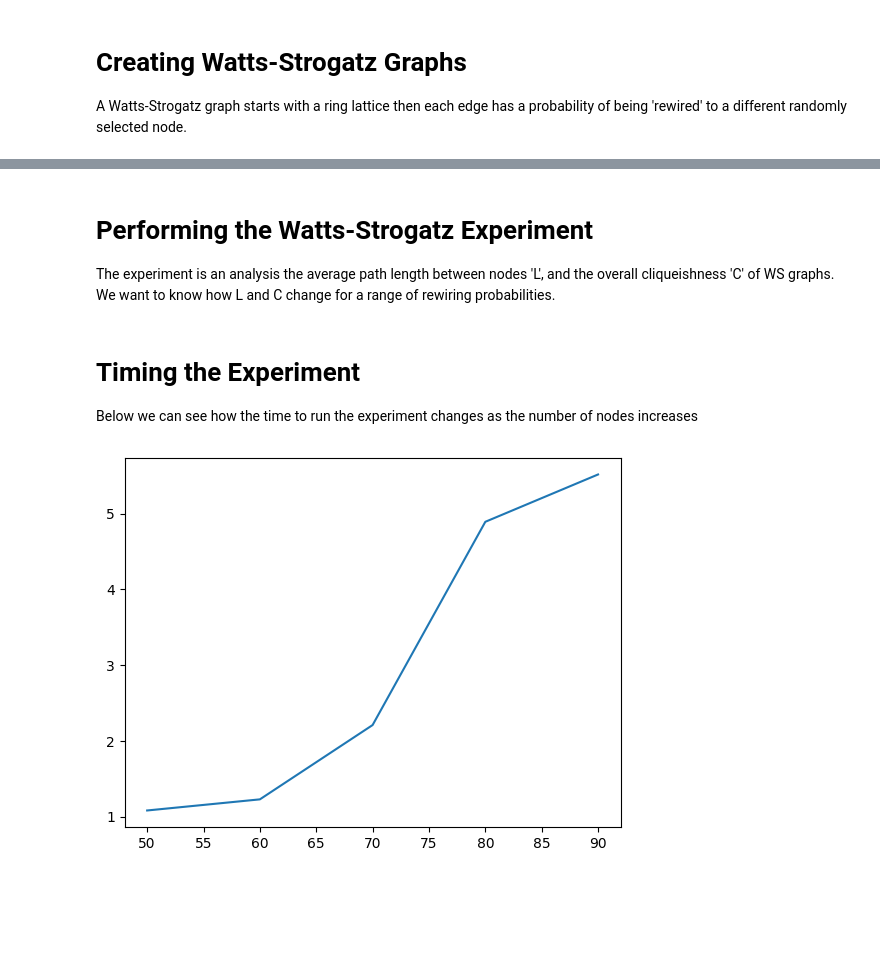
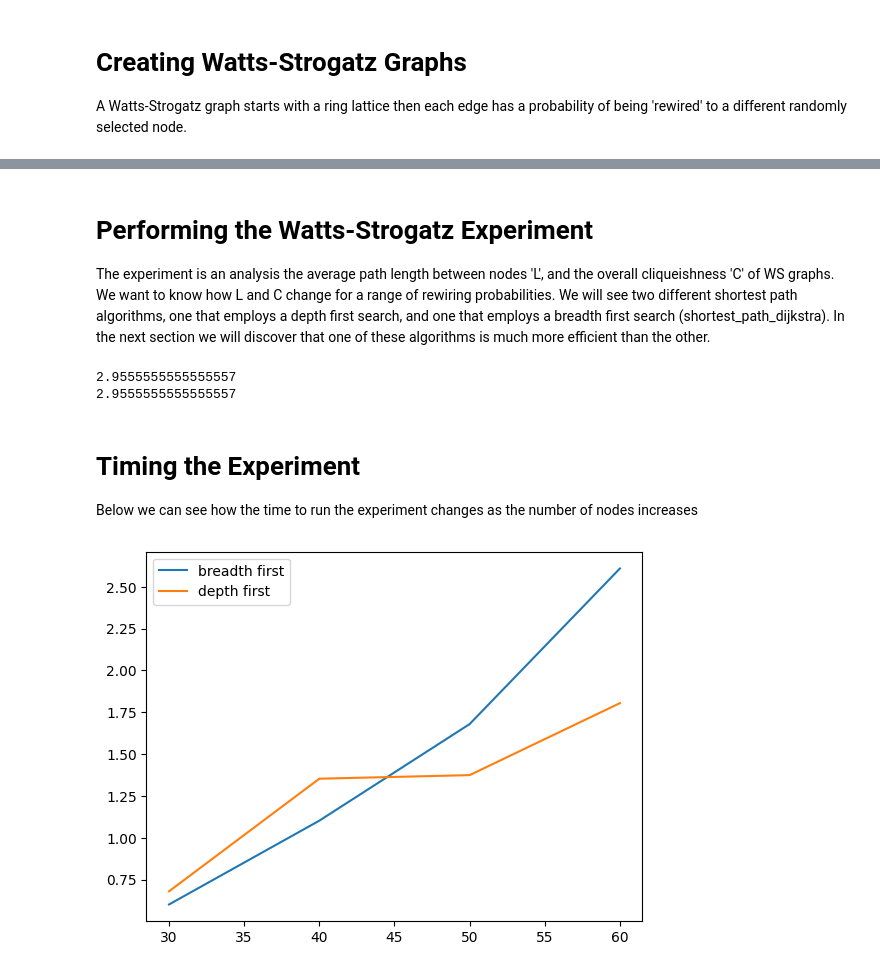
Before and after one commit to sammyfow/cap-comp215, a Jupyter notebook: project1.ipynb, the cells around one changed output, grey strips where cells are left out. Cells and saved outputs as stored; diff of their text form; code cells hidden in the pictures; blank space fills up the shorter version.

```diff
--- a/project1.ipynb
+++ b/project1.ipynb
@@ -103,7 +103,7 @@ draw_ws_graph(Nodes, Neighbours, Probability)
 # %% [markdown]
 # Performing the Watts-Strogatz Experiment
 
-The experiment is an analysis the average path length between nodes 'L', and the overall cliqueishness 'C' of WS graphs. We want to know how L and C change for a range of rewiring probabilities.
+The experiment is an analysis the average path length between nodes 'L', and the overall cliqueishness 'C' of WS graphs. We want to know how L and C change for a range of rewiring probabilities. We will see two different shortest path algorithms, one that employs a depth first search, and one that employs a breadth first search (shortest_path_dijkstra). In the next section we will discover that one of these algorithms is much more efficient than the other.
 # %%
 def node_clustering(G, node):
   neighbours = list(G[node])
@@ -123,62 +123,87 @@ def clustering_coefficient(G):
   return np.nanmean(cluster)
 
 
+def shortest_path_depth(G):
+  length_map = dict(nx.shortest_path_length(G))
+  lengths = [length_map[u][v] for u, v in better_pairs(G) if v in length_map[u]]
+  return np.mean(lengths)
 
-def shortest_path_dijkstra(g, source):
+
+def shortest_path_dijkstra(G, source):
   dist = {source: 0}
   queue = dq([source])
   while queue:
     node  = queue.popleft()
     new_dist = dist[node] + 1
-    neighbours = set(g[node]).difference(dist)
+    neighbours = set(G[node]).difference(dist)
     for n in neighbours:
       dist[n] = new_dist
     queue.extend(neighbours)
   return dist
 
 
-def mean_dijkstra(g):
+def mean_dijkstra(G):
   lengths = []
   seen = set()
-  for node in g.nodes():
+  for node in G.nodes():
     seen.add(node)
-    dists = shortest_path_dijkstra(g, node)
+    dists = shortest_path_dijkstra(G, node)
     for i in dists:
       if i not in seen:
         lengths.append(dists[i])
   return np.mean(lengths)
 
 
-def run_single_graph(n, k, p):
+def run_single_graph_dijkstra(n, k, p):
   ws = make_ws_graph(n, k, p)
   cc = clustering_coefficient(ws)
   msp = mean_dijkstra(ws)
   return cc, msp
 
 
+def run_single_graph_depth(n, k, p):
+  ws = make_ws_graph(n, k, p)
+  cc = clustering_coefficient(ws)
+  msp = shortest_path_depth(ws)
+  return cc, msp
+
+
 ps = np.logspace(-5, 0, 10)
-def run_experiment(n, k, iters):
+def run_experiment_dijkstra(n, k, iters):
   results = []
   for p in ps:
-    trials = [run_single_graph(n, k, p) for t in range(iters)]
+    trials = [run_single_graph_dijkstra(n, k, p) for t in range(iters)]
     means = np.array(trials).mean(axis=0)
     results.append(means)
   return np.array(results)
+
+
+def run_experiment_depth(n, k, iters):
+  results = []
+  for p in ps:
+    trials = [run_single_graph_depth(n, k, p) for t in range(iters)]
+    means = np.array(trials).mean(axis=0)
+    results.append(means)
+  return np.array(results)
+# %% [output]
+2.9555555555555557
+2.9555555555555557
 # %% [markdown]
 # Timing the Experiment
 
 Below we can see how the time to run the experiment changes as the number of nodes increases
-# %%
-def time_exp(lower, upper):
-  nodes = range(lower, upper, 10)
-  timings = [timeit(lambda: run_experiment(node, k=20, iters=1), number=10) for node in nodes]
-  plt.plot(nodes, timings)
-
-
-"""Enter an upper and lower bound for the number of nodes"""
-Minimum = 50
-Maximum = 100
-time_exp(Minimum, Maximum)
-# %% [output]
-[figure, removed]
+# %%
+"""Enter an upper and lower bound for the number of nodes"""
+Minimum = int()
+Maximum = int()
+
+nodes = range(Minimum or 10, Maximum or 50, 10)
+timings_dijk = [timeit(lambda: run_experiment_dijkstra(node, k=node // 5, iters=1), number=20) for node in nodes]
+timings_dpth = [timeit(lambda: run_experiment_depth(node, k=node // 5, iters=1), number=20) for node in nodes]
+plt.plot(nodes, timings_dijk, label='breadth first')
+plt.plot(nodes, timings_dpth, label='depth first')
+plt.legend()
+plt.show()
+# %% [output]
+[figure, added]
 # %%
```
Also changed, not shown: parts of 3 cells of this notebook.
